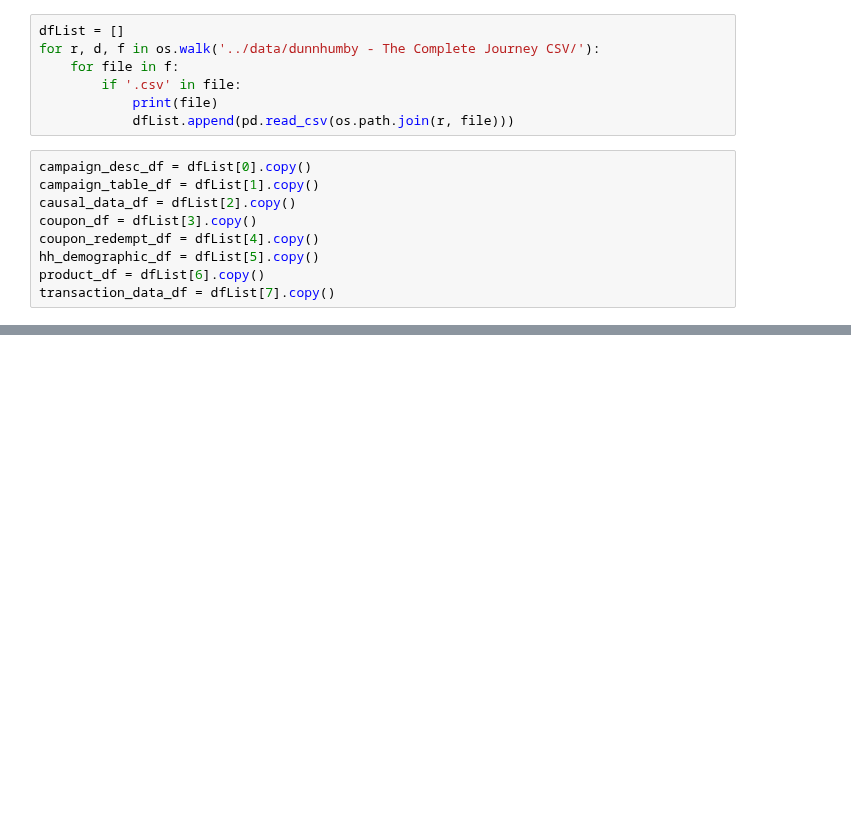
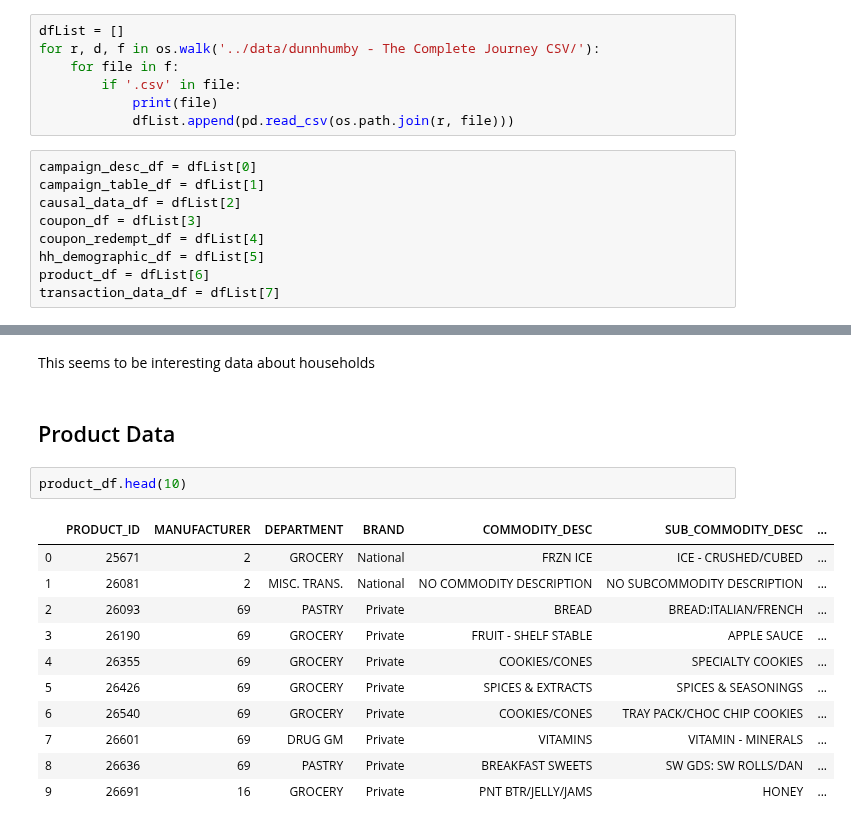
Before and after one commit to raphaelreiss/ADA_project, a Jupyter notebook: src/TermProject.ipynb, the cells around one changed output, grey strips where cells are left out. Saved outputs shown, nothing was run; the diff lists cells and outputs as text; blank space fills up the shorter version.

```diff
--- a/src/TermProject.ipynb
+++ b/src/TermProject.ipynb
@@ -18,11 +19,11 @@ for r, d, f in os.walk('../data/dunnhumby - The Complete Journey CSV/'):
             print(file)
             dfList.append(pd.read_csv(os.path.join(r, file)))
 # %%
-campaign_desc_df = dfList[0].copy()
-campaign_table_df = dfList[1].copy()
-causal_data_df = dfList[2].copy()
-coupon_df = dfList[3].copy()
-coupon_redempt_df = dfList[4].copy()
-hh_demographic_df = dfList[5].copy()
-product_df = dfList[6].copy()
-transaction_data_df = dfList[7].copy()
+campaign_desc_df = dfList[0]
+campaign_table_df = dfList[1]
+causal_data_df = dfList[2]
+coupon_df = dfList[3]
+coupon_redempt_df = dfList[4]
+hh_demographic_df = dfList[5]
+product_df = dfList[6]
+transaction_data_df = dfList[7]
@@ -28,0 +62,18 @@ transaction_data_df = dfList[7].copy()
+# %% [markdown]
+This seems to be interesting data about households
+# %% [markdown]
+## Product Data
+# %%
+product_df.head(10)
+# %% [output]
+|  | PRODUCT_ID | MANUFACTURER | DEPARTMENT | BRAND | COMMODITY_DESC | SUB_COMMODITY_DESC | ... |
+| 0 | 25671 | 2 | GROCERY | National | FRZN ICE | ICE - CRUSHED/CUBED | ... |
+| 1 | 26081 | 2 | MISC. TRANS. | National | NO COMMODITY DESCRIPTION | NO SUBCOMMODITY DESCRIPTION | ... |
+| 2 | 26093 | 69 | PASTRY | Private | BREAD | BREAD:ITALIAN/FRENCH | ... |
+| 3 | 26190 | 69 | GROCERY | Private | FRUIT - SHELF STABLE | APPLE SAUCE | ... |
+| 4 | 26355 | 69 | GROCERY | Private | COOKIES/CONES | SPECIALTY COOKIES | ... |
+| 5 | 26426 | 69 | GROCERY | Private | SPICES & EXTRACTS | SPICES & SEASONINGS | ... |
+| 6 | 26540 | 69 | GROCERY | Private | COOKIES/CONES | TRAY PACK/CHOC CHIP COOKIES | ... |
+| 7 | 26601 | 69 | DRUG GM | Private | VITAMINS | VITAMIN - MINERALS | ... |
+| 8 | 26636 | 69 | PASTRY | Private | BREAKFAST SWEETS | SW GDS: SW ROLLS/DAN | ... |
+| 9 | 26691 | 16 | GROCERY | Private | PNT BTR/JELLY/JAMS | HONEY | ... |
```
Also changed, not shown: parts of 29 cells of this notebook, 1 other file.
